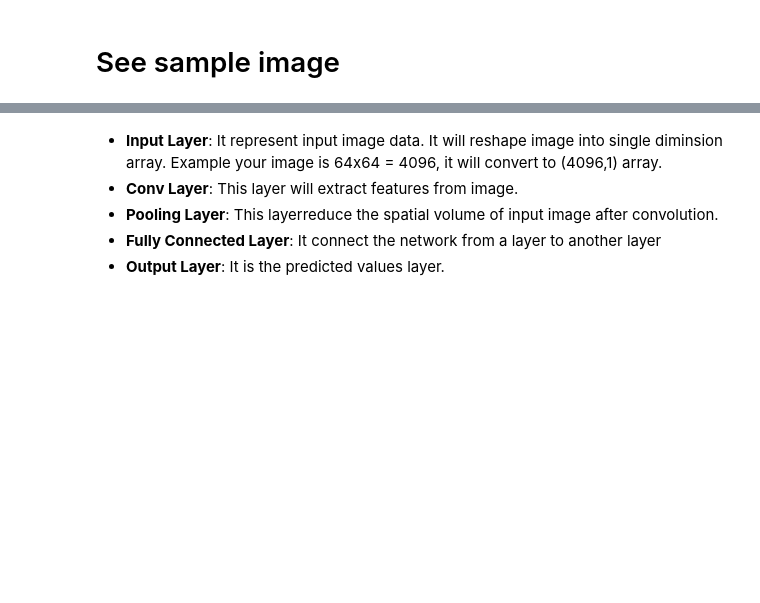
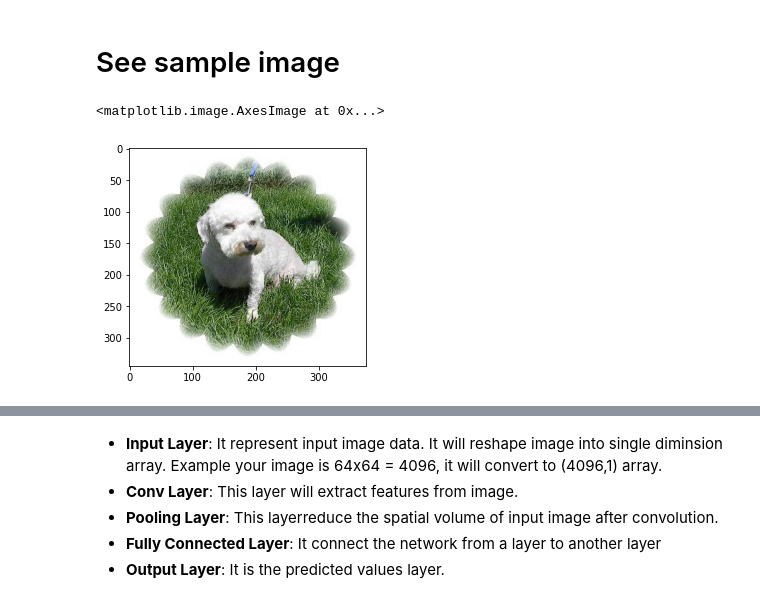
Before and after one commit to ayhkusa/cvpr_clvision_challenge, a Jupyter notebook: keras-cnn-dog-or-cat-classification.ipynb, the cells around one changed output, grey strips where cells are left out. Drawn from its saved outputs; the diff is of its cells as text; code cells hidden in the pictures; blank space fills up the shorter version.

```diff
--- a/keras-cnn-dog-or-cat-classification.ipynb
+++ b/keras-cnn-dog-or-cat-classification.ipynb
@@ -61,8 +76,11 @@ From our data we have 12000 cats and 12000 dogs
 # See sample image
 # %%
 sample = random.choice(filenames)
-image = load_img("../input/train/train/"+sample)
+image = load_img(trainfolder+sample)
 plt.imshow(image)
+# %% [output]
+<matplotlib.image.AxesImage at 0x...>
+[figure, added]
 # %% [markdown]
 # Build Model
 
```
Also changed, not shown: parts of 18 cells of this notebook, 2 other files.
